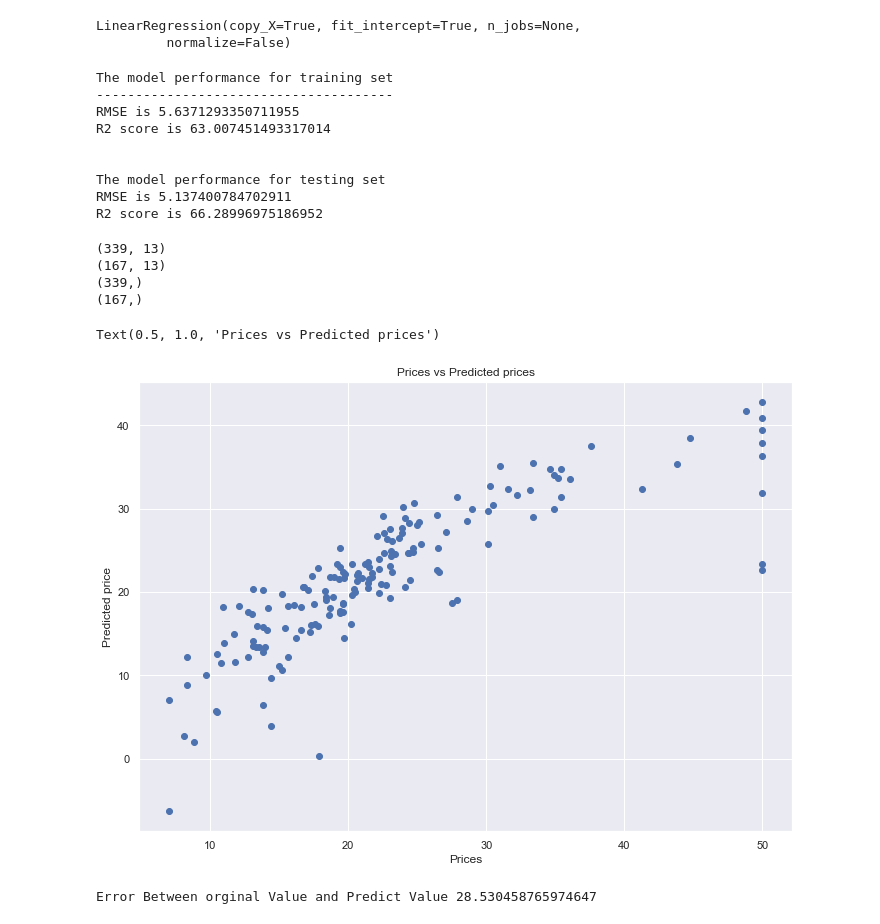
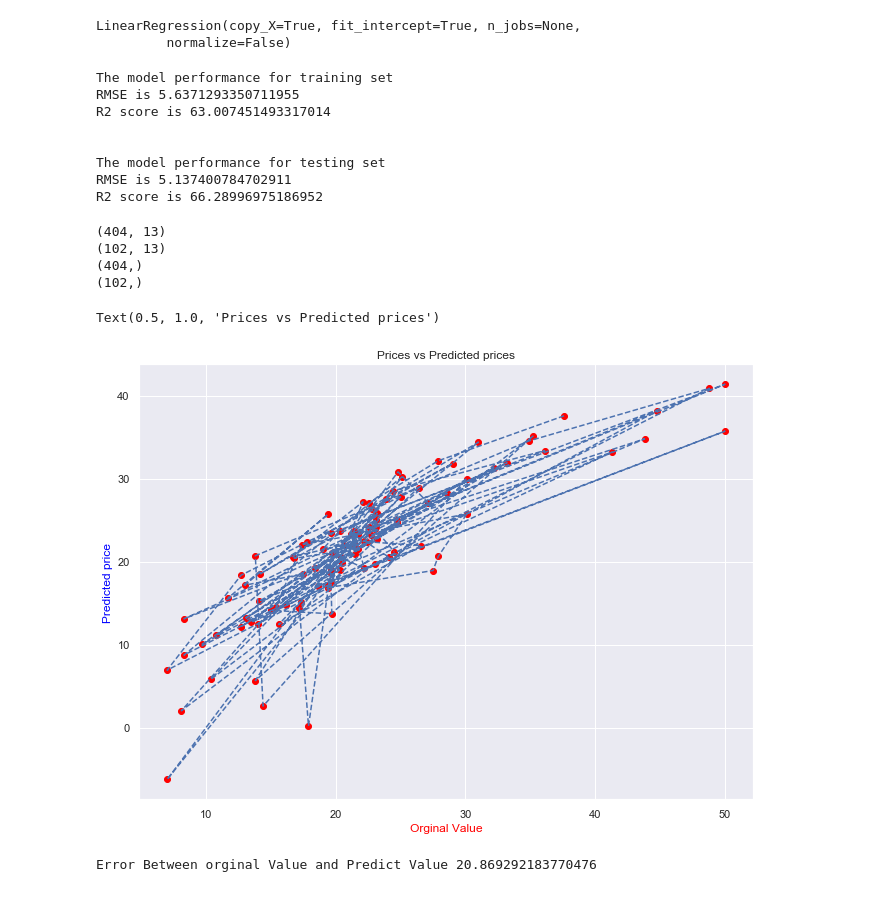
Before and after one commit to Sumitkchoubey/-analysis-machine-learning-, a Jupyter notebook: Boston DataSet.ipynb, the cells around one changed output. Cells and saved outputs as stored; diff of their text form; code cells hidden in the pictures.

```diff
--- a/Boston DataSet.ipynb
+++ b/Boston DataSet.ipynb
@@ -19,5 +49,6 @@ boston.head()
 # %%
-boston['MEDV'] = boston_dataset.target
+boston.describe()
+boston['Price'] = boston_dataset.target
 boston.head()
 # %% [output]
 |  | CRIM | ZN | INDUS | CHAS | NOX | RM | AGE | DIS | RAD | TAX | PTRATIO | ... |
@@ -27,7 +58,7 @@ boston.head()
 | 3 | 0.03237 | 0.0 | 2.18 | 0.0 | 0.458 | 6.998 | 45.8 | 6.0622 | 3.0 | 222.0 | 18.7 | ... |
 | 4 | 0.06905 | 0.0 | 2.18 | 0.0 | 0.458 | 7.147 | 54.2 | 6.0622 | 3.0 | 222.0 | 18.7 | ... |
 # %%
-sns.set(rc={'figure.figsize':(11.7,8.27)})
-sns.distplot(boston['MEDV'], bins=30)
+sns.set(rc={'figure.figsize':(11,8)})
+sns.distplot(boston['Price'], bins=30 ,color='g')
 plt.show()
 # %% [output]
@@ -82,14 +114,13 @@ LinearRegression(copy_X=True, fit_intercept=True, n_jobs=None,
 y_train_predict = lin_model.predict(X_train)
 rmse = (np.sqrt(mean_squared_error(Y_train, y_train_predict)))
 r2 = r2_score(Y_train, y_train_predict)*100
-
+# traning set
 print("The model performance for training set")
-print("--------------------------------------")
 print('RMSE is {}'.format(rmse))
 print('R2 score is {}'.format(r2))
 print("\n")
 
-# model evaluation for testing set
+#  testing set
 y_test_predict = lin_model.predict(X_test)
 rmse = (np.sqrt(mean_squared_error(Y_test, y_test_predict)))
 r2 = r2_score(Y_test, y_test_predict)*100
@@ -99,7 +130,6 @@ print('RMSE is {}'.format(rmse))
 print('R2 score is {}'.format(r2))
 # %% [output]
 The model performance for training set
---------------------------------------
 RMSE is 5.6371293350711955
 R2 score is 63.007451493317014
 
@@ -110,35 +152,36 @@ R2 score is 66.28996975186952
 # %%
-X1 = boston.drop('MEDV', axis = 1)
-Y1 = boston['MEDV']
+X1 = boston.drop('Price', axis = 1)
+Y1 = boston['Price']
 # %%
 
-X1_train, X1_test, Y1_train, Y1_test = train_test_split(X1, Y1, test_size = 0.33, random_state = 5)
+X1_train, X1_test, Y1_train, Y1_test = train_test_split(X1, Y1, test_size = 0.2, random_state = 5)
 print(X1_train.shape)
 print(X1_test.shape)
 print(Y1_train.shape)
 print(Y1_test.shape)
 # %% [output]
-(339, 13)
-(167, 13)
-(339,)
-(167,)
+(404, 13)
+(102, 13)
+(404,)
+(102,)
 # %%
 from sklearn.linear_model import LinearRegression
 
 lm = LinearRegression()
 lm.fit(X1_train, Y1_train)
 
 Y1_pred = lm.predict(X1_test)
-
-plt.scatter(Y1_test, Y1_pred)
-plt.xlabel("Prices")
-plt.ylabel("Predicted price")
+colors = ("red")
+plt.scatter(Y1_test, Y1_pred,c=colors)
+plt.plot(Y1_test, Y1_pred, '--')
+plt.xlabel("Orginal Value",color='red')
+plt.ylabel("Predicted price",color='blue')
 plt.title("Prices vs Predicted prices")
 # %% [output]
 Text(0.5, 1.0, 'Prices vs Predicted prices')
-[figure, old version]
+[figure, new version]
 # %%
 error =mean_squared_error(Y1_test, Y1_pred)
 print('Error Between orginal Value and Predict Value',error)
 # %% [output]
-Error Between orginal Value and Predict Value 28.530458765974647
+Error Between orginal Value and Predict Value 20.869292183770476
```
Also changed, not shown: parts of 6 cells of this notebook.
